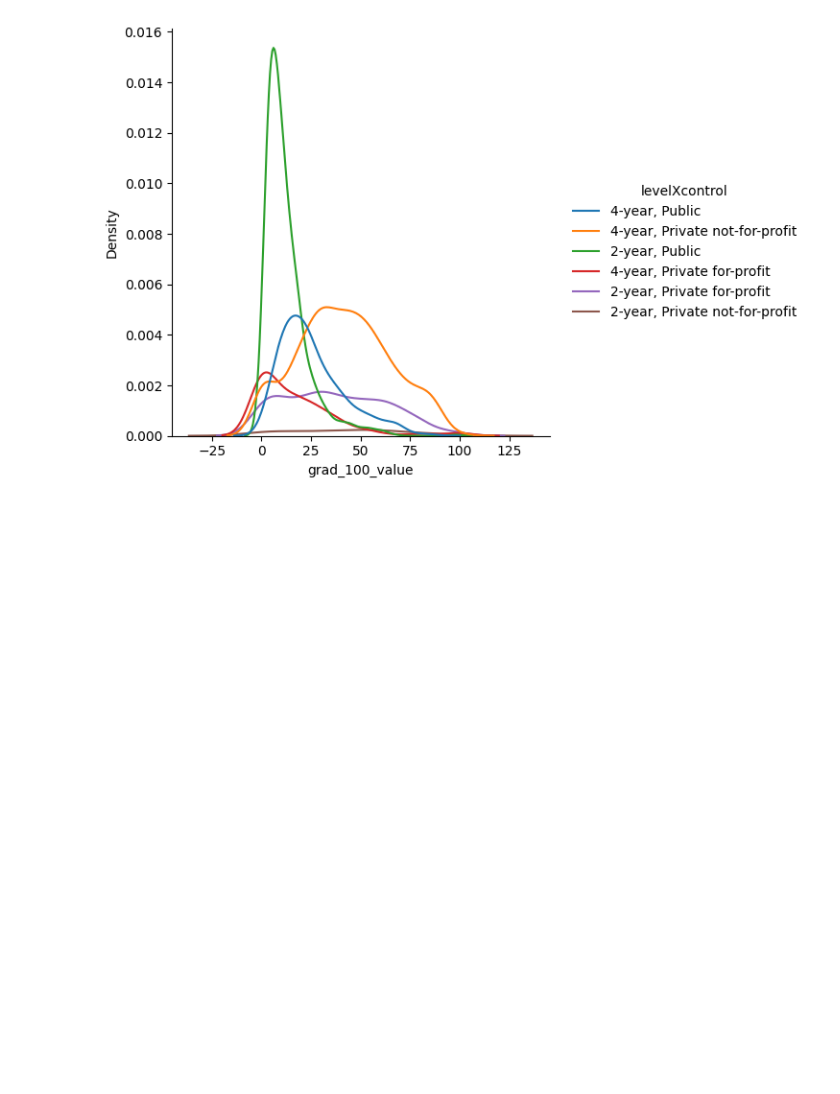
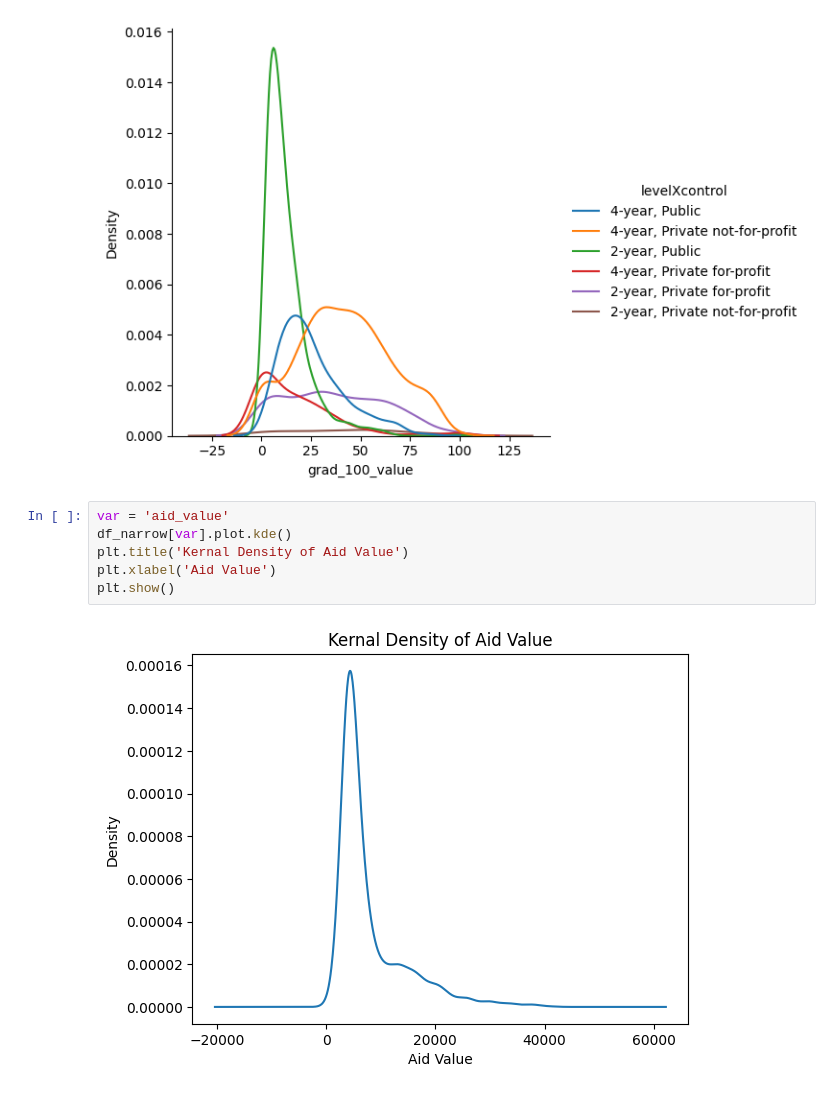
Before and after one commit to eaa3ug/visualization_assignment, a Jupyter notebook: assignment.ipynb, the cells around one changed output. Drawn from its saved outputs; the diff is of its cells as text; blank space fills up the shorter version.

```diff
--- a/assignment.ipynb
+++ b/assignment.ipynb
@@ -175,3 +175,11 @@ Try using .loc[row_indexer,col_indexer] = value instead
 See the caveats in the documentation: https://pandas.pydata.org/pandas-docs/stable/user_guide/indexing.html#returning-a-view-versus-a-copy
   df_narrow['levelXcontrol']=df_narrow['level']+', '+df_narrow['control']
 [figure]
+# %%
+var = 'aid_value'
+df_narrow[var].plot.kde()
+plt.title('Kernal Density of Aid Value')
+plt.xlabel('Aid Value')
+plt.show()
+# %% [output]
+[figure, added]
```
Also changed, not shown: parts of 2 cells of this notebook.
